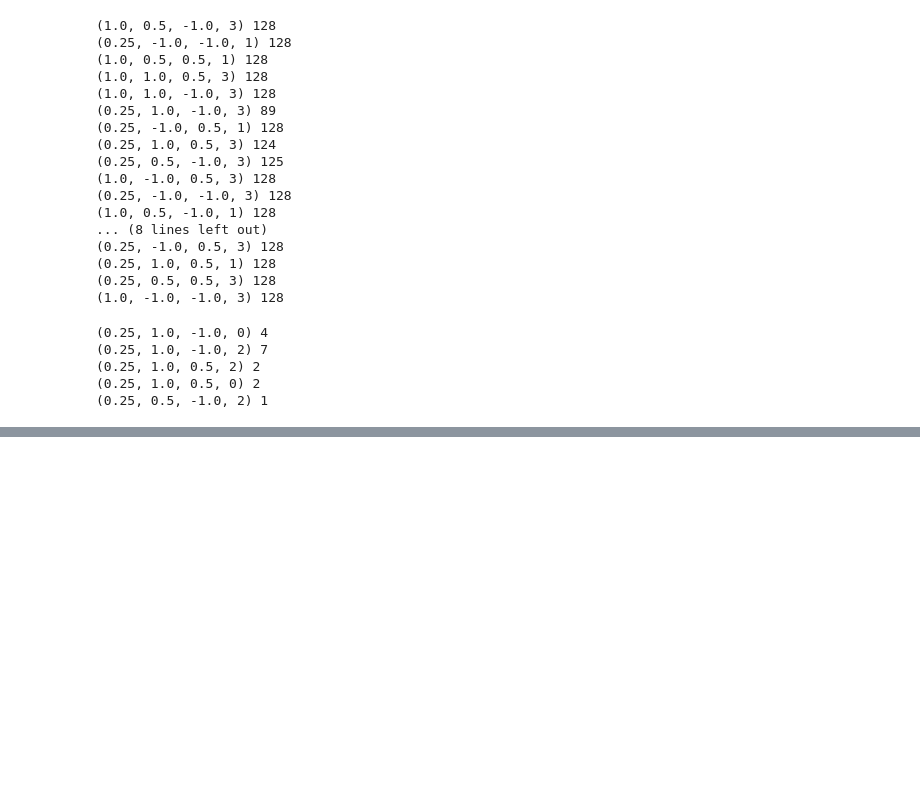
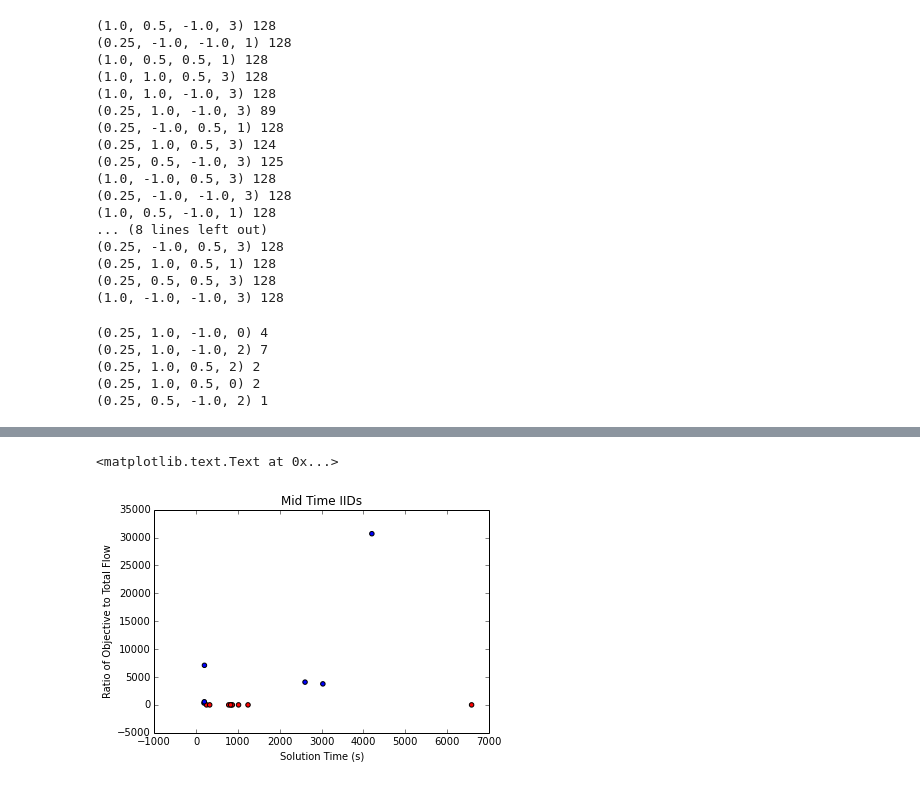
Before and after one commit to gidden/cyclopts, a Jupyter notebook: nbs/classify_output.ipynb, the cells around one changed output, grey strips where cells are left out. Saved outputs shown, nothing was run; the diff lists cells and outputs as text; code cells hidden in the pictures; blank space fills up the shorter version.

```diff
--- a/nbs/classify_output.ipynb
+++ b/nbs/classify_output.ipynb
@@ -263,0 +312,7 @@ c = count_elems(lst, verbose=True)
+# %%
+iids = [i for i in mid_iids if cbc_obj[i] < 1e7]
+plt_ratio(iids, lim=3)
+plt.title('Mid Time IIDs')
+# %% [output]
+<matplotlib.text.Text at 0x...>
+[figure, added]
```
Also changed, not shown: parts of 7 cells of this notebook, 1 other file.
